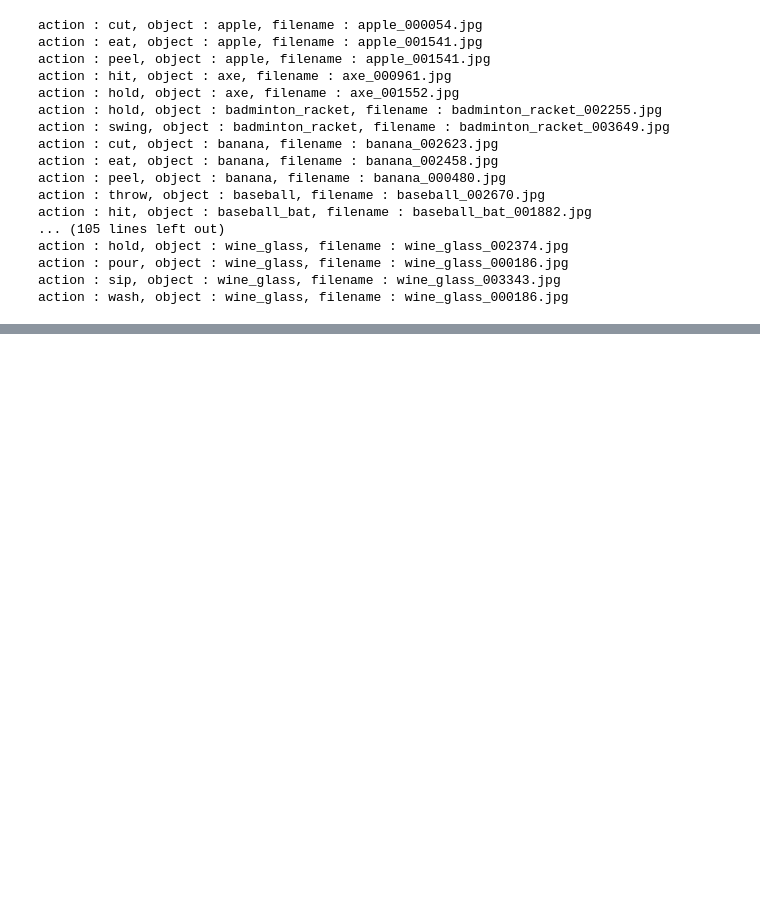
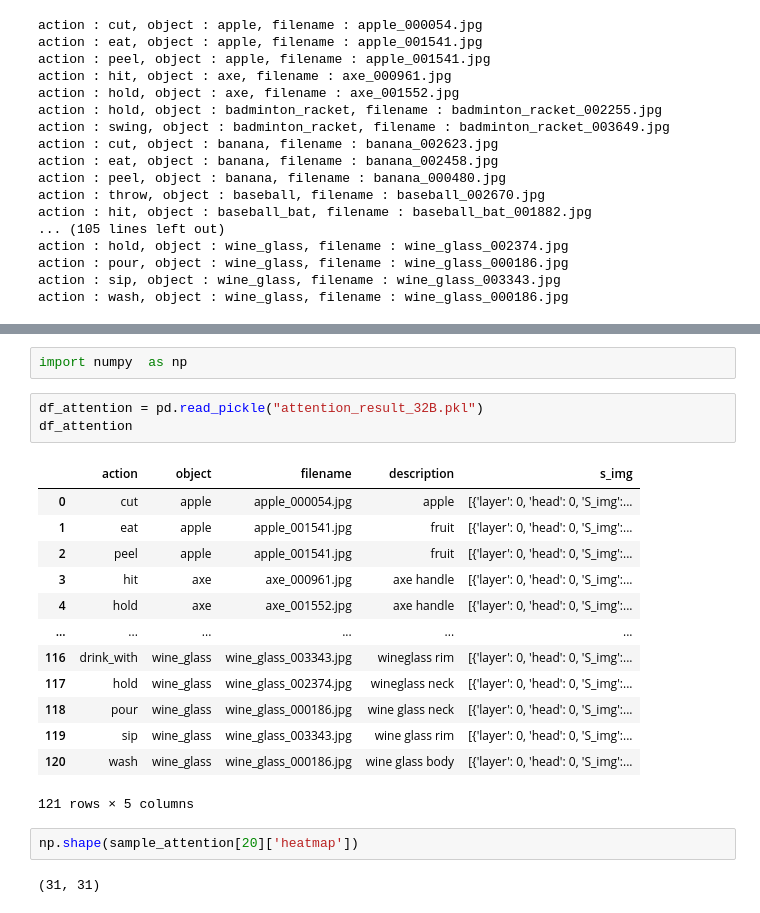
Before and after one commit to DrFirstLee/qwen3_AG, a Jupyter notebook: AttentionHeads/make_description.ipynb, the cells around one changed output, grey strips where cells are left out. Saved outputs shown, nothing was run; the diff lists cells and outputs as text; blank space fills up the shorter version.

```diff
--- a/AttentionHeads/make_description.ipynb
+++ b/AttentionHeads/make_description.ipynb
@@ -151,0 +203,23 @@ action : wash, object : wine_glass, filename : wine_glass_000186.jpg, descriptio
+# %%
+import numpy  as np
+# %%
+df_attention = pd.read_pickle("attention_result_32B.pkl")
+df_attention
+# %% [output]
+|  | action | object | filename | description | s_img |
+| 0 | cut | apple | apple_000054.jpg | apple | [{'layer': 0, 'head': 0, 'S_img':... |
+| 1 | eat | apple | apple_001541.jpg | fruit | [{'layer': 0, 'head': 0, 'S_img':... |
+| 2 | peel | apple | apple_001541.jpg | fruit | [{'layer': 0, 'head': 0, 'S_img':... |
+| 3 | hit | axe | axe_000961.jpg | axe handle | [{'layer': 0, 'head': 0, 'S_img':... |
+| 4 | hold | axe | axe_001552.jpg | axe handle | [{'layer': 0, 'head': 0, 'S_img':... |
+| ... | ... | ... | ... | ... | ... |
+| 116 | drink_with | wine_glass | wine_glass_003343.jpg | wineglass rim | [{'layer': 0, 'head': 0, 'S_img':... |
+| 117 | hold | wine_glass | wine_glass_002374.jpg | wineglass neck | [{'layer': 0, 'head': 0, 'S_img':... |
+| 118 | pour | wine_glass | wine_glass_000186.jpg | wine glass neck | [{'layer': 0, 'head': 0, 'S_img':... |
+| 119 | sip | wine_glass | wine_glass_003343.jpg | wine glass rim | [{'layer': 0, 'head': 0, 'S_img':... |
+| 120 | wash | wine_glass | wine_glass_000186.jpg | wine glass body | [{'layer': 0, 'head': 0, 'S_img':... |
+121 rows × 5 columns
+# %%
+np.shape(sample_attention[20]['heatmap'])
+# %% [output]
+(31, 31)
```
Also changed, not shown: parts of 18 cells of this notebook, 17 other files.
